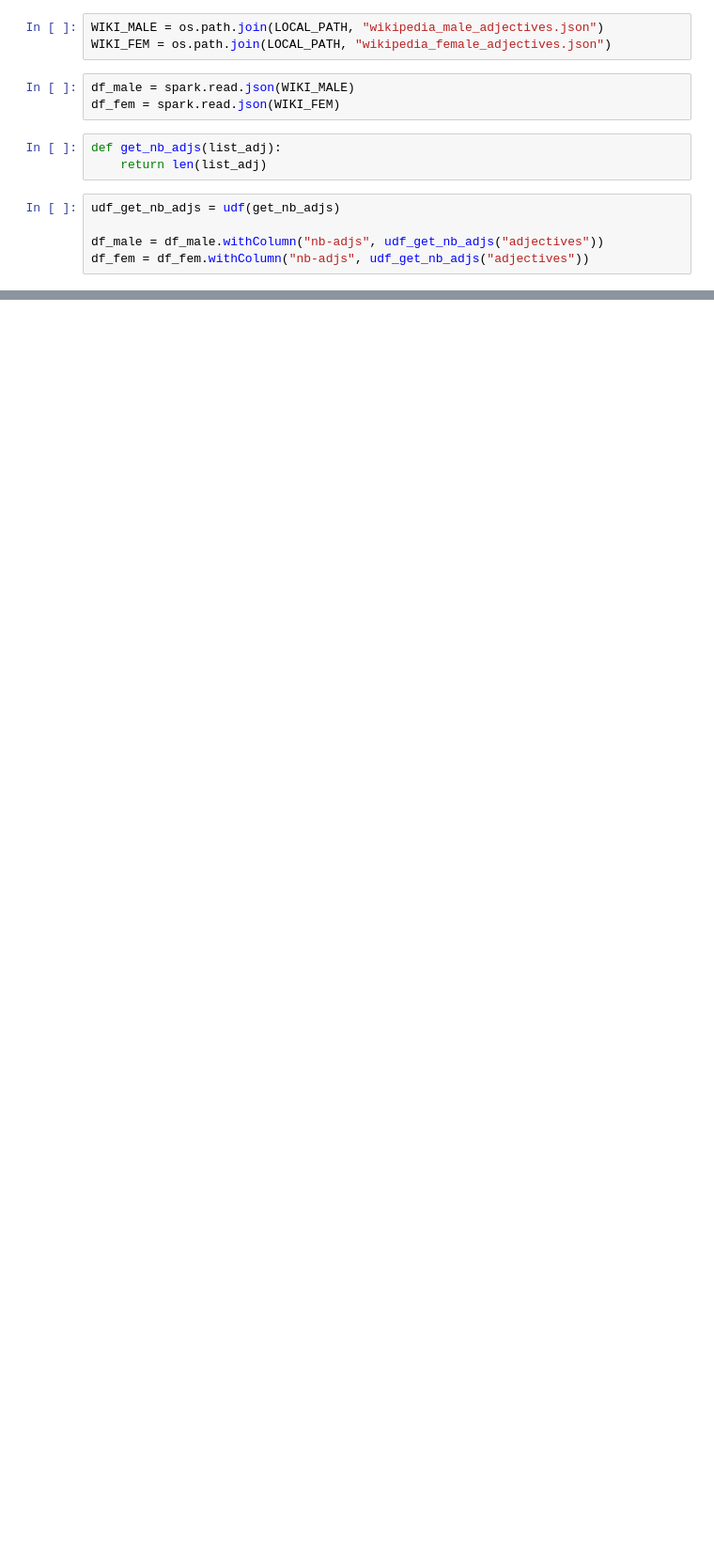
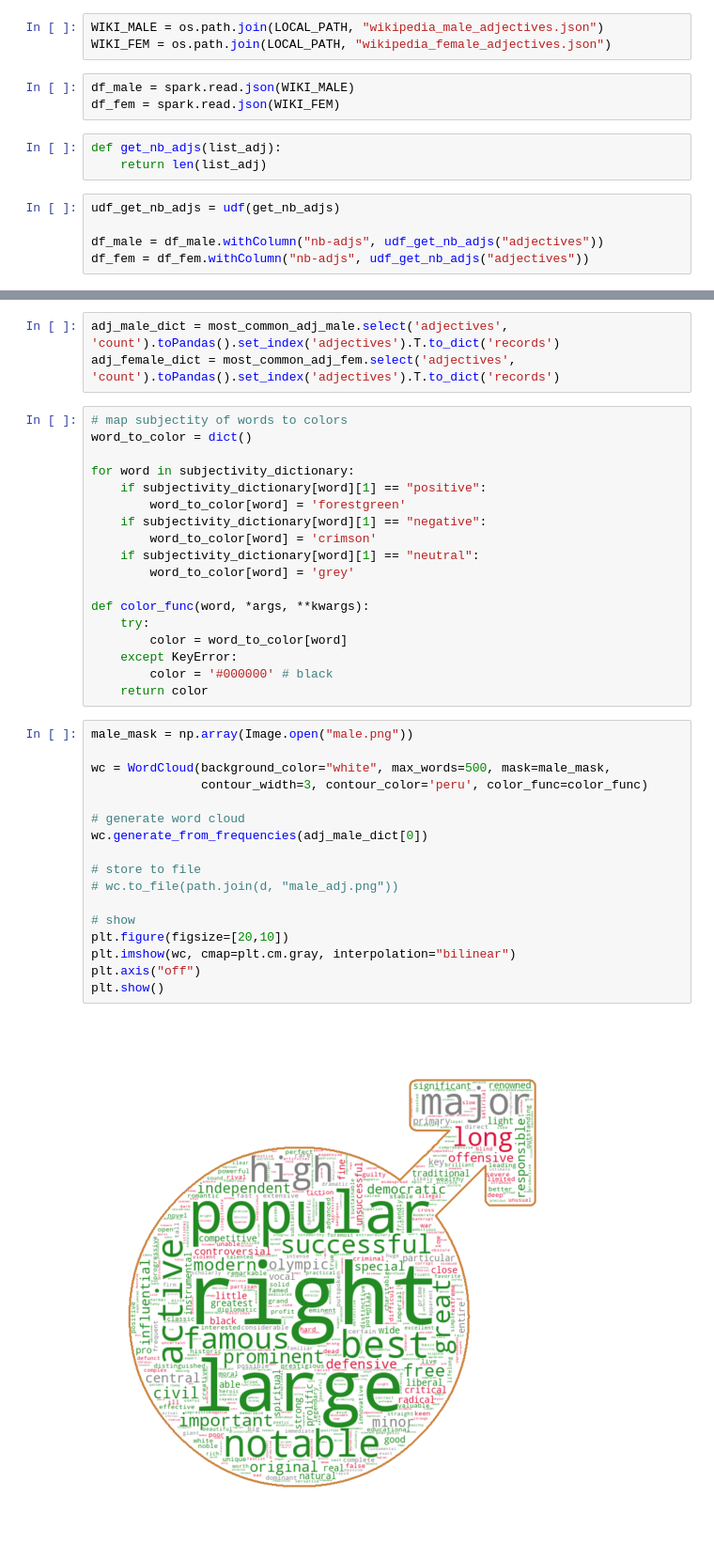
Before and after one commit to natbolon/wiki-gender, a Jupyter notebook: src/adjectives.ipynb, the cells around one changed output, grey strips where cells are left out. Shown at 94% size. Cells and saved outputs as stored; diff of their text form; blank space fills up the shorter version.

Commit message:
wordcloud for the most common adjectives

```diff
--- a/src/adjectives.ipynb
+++ b/src/adjectives.ipynb
@@ -158,0 +166,40 @@ FEMALE
+# %%
+adj_male_dict = most_common_adj_male.select('adjectives', 'count').toPandas().set_index('adjectives').T.to_dict('records')
+adj_female_dict = most_common_adj_fem.select('adjectives', 'count').toPandas().set_index('adjectives').T.to_dict('records')
+# %%
+# map subjectity of words to colors
+word_to_color = dict()
+
+for word in subjectivity_dictionary:
+    if subjectivity_dictionary[word][1] == "positive":
+        word_to_color[word] = 'forestgreen'
+    if subjectivity_dictionary[word][1] == "negative":
+        word_to_color[word] = 'crimson'
+    if subjectivity_dictionary[word][1] == "neutral":
+        word_to_color[word] = 'grey'
+
+def color_func(word, *args, **kwargs):
+    try:
+        color = word_to_color[word]
+    except KeyError:
+        color = '#000000' # black
+    return color
+# %%
+male_mask = np.array(Image.open("male.png"))
+
+wc = WordCloud(background_color="white", max_words=500, mask=male_mask,
+               contour_width=3, contour_color='peru', color_func=color_func)
+
+# generate word cloud
+wc.generate_from_frequencies(adj_male_dict[0])
+
+# store to file
+# wc.to_file(path.join(d, "male_adj.png"))
+
+# show
+plt.figure(figsize=[20,10])
+plt.imshow(wc, cmap=plt.cm.gray, interpolation="bilinear")
+plt.axis("off")
+plt.show()
+# %% [output]
+[figure, added]
```
Also changed, not shown: parts of 8 cells of this notebook, 2 other files.
